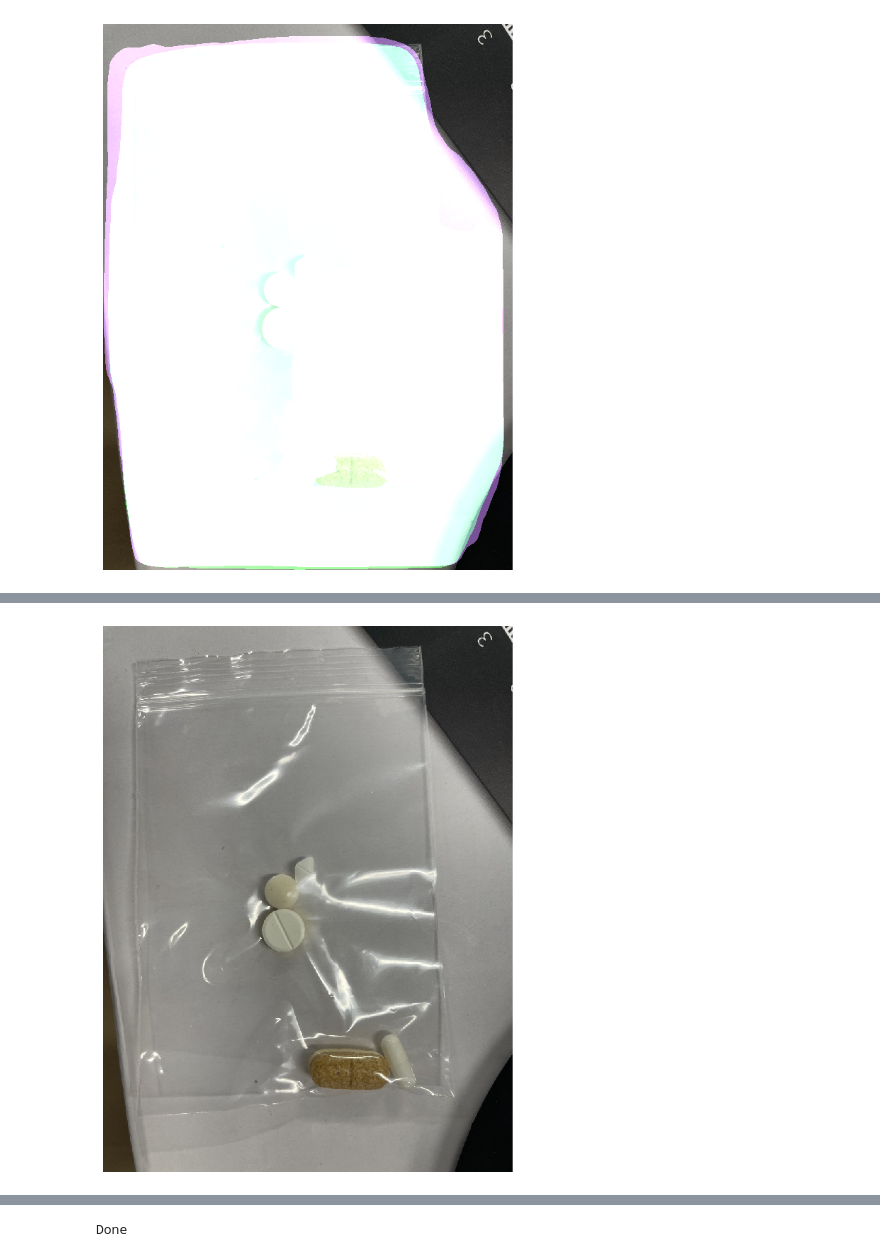
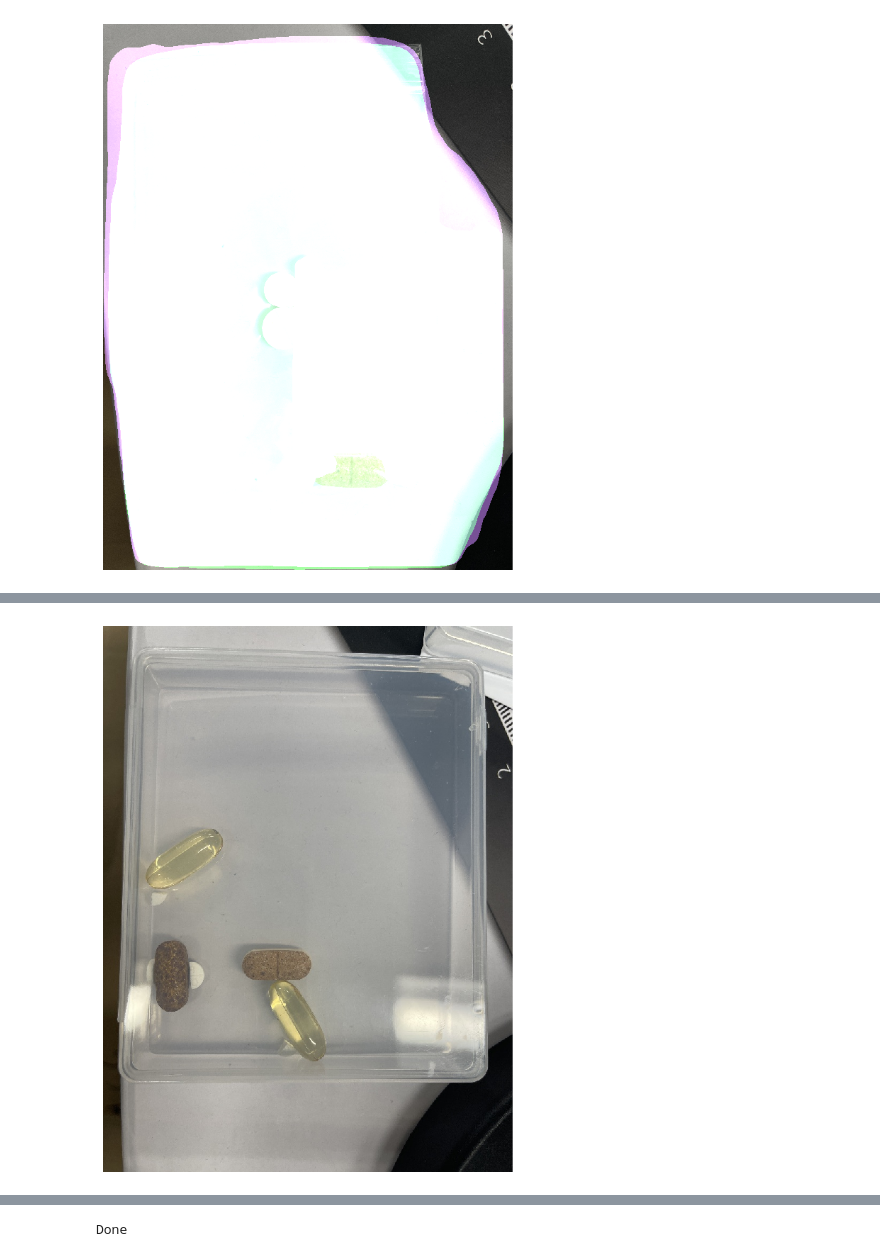
Before and after one commit to zipping-suger/pill_segmentation, a Jupyter notebook: CV_model_test.ipynb, the cells around one changed output, grey strips where cells are left out. Saved outputs shown, nothing was run; the diff lists cells and outputs as text; code cells hidden in the pictures.

```diff
--- a/CV_model_test.ipynb
+++ b/CV_model_test.ipynb
@@ -178,15 +203,15 @@ mask_generator = SamAutomaticMaskGenerator(sam)
 # %%
 import os
 img_dir = './images/'
-img_name = "pills_1"
+img_name = "pills_6"
 image = cv2.imread(os.path.join(img_dir,img_name+'.jpg'))
 image = cv2.cvtColor(image, cv2.COLOR_BGR2RGB)
 plt.figure(figsize=(10,10))
 plt.imshow(image)
 plt.axis('off')
 plt.show()
 # %% [output]
-[figure, old version]
+[figure, new version]
 # %%
 mask_generator = SamAutomaticMaskGenerator(
     model=sam,
```
Also changed, not shown: parts of 5 cells of this notebook, 7 other files.
